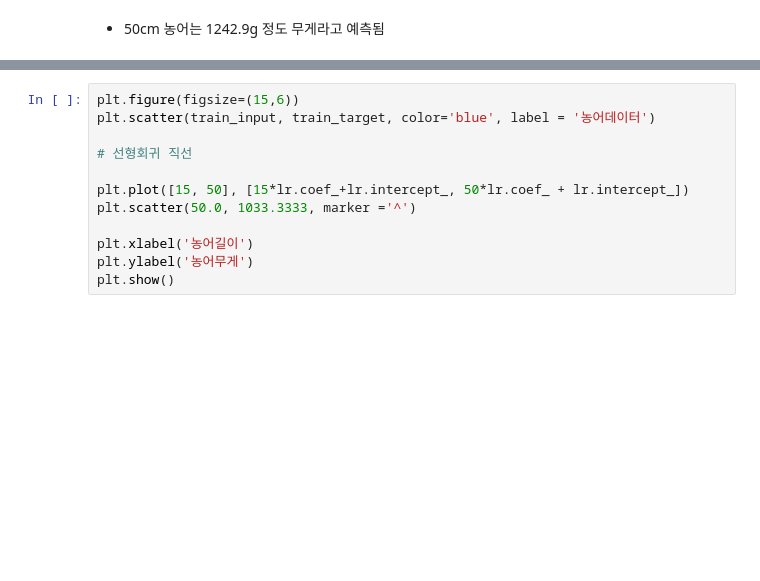
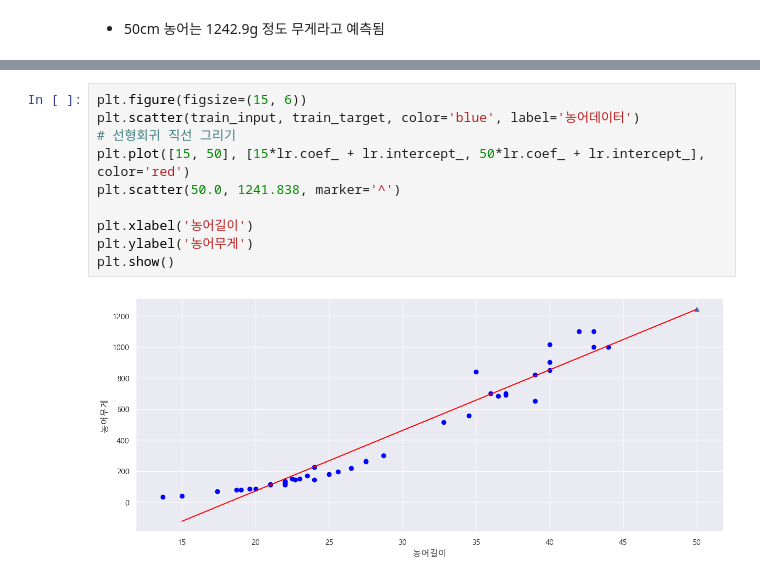
Before and after one commit to pgh157/iot-dataanalysis-2025, a Jupyter notebook: day02/mldl03_선형회귀.ipynb, the cells around one changed output, grey strips where cells are left out. Saved outputs shown, nothing was run; the diff lists cells and outputs as text; blank space fills up the shorter version.

```diff
--- a/day02/mldl03_선형회귀.ipynb
+++ b/day02/mldl03_선형회귀.ipynb
@@ -113,14 +147,14 @@ lr.intercept_       # 절편
 # %%
-plt.figure(figsize=(15,6))
-plt.scatter(train_input, train_target, color='blue', label = '농어데이터')
-
-# 선형회귀 직선
-
-plt.plot([15, 50], [15*lr.coef_+lr.intercept_, 50*lr.coef_ + lr.intercept_])
-plt.scatter(50.0, 1033.3333, marker ='^')
+plt.figure(figsize=(15, 6))
+plt.scatter(train_input, train_target, color='blue', label='농어데이터')
+# 선형회귀 직선 그리기
+plt.plot([15, 50], [15*lr.coef_ + lr.intercept_, 50*lr.coef_ + lr.intercept_], color='red')
+plt.scatter(50.0, 1241.838, marker='^')
 
 plt.xlabel('농어길이')
 plt.ylabel('농어무게')
 plt.show()
+# %% [output]
+[figure, added]
 # %%
 lr.score(train_input, train_target)
```
Also changed, not shown: parts of 26 cells of this notebook.
